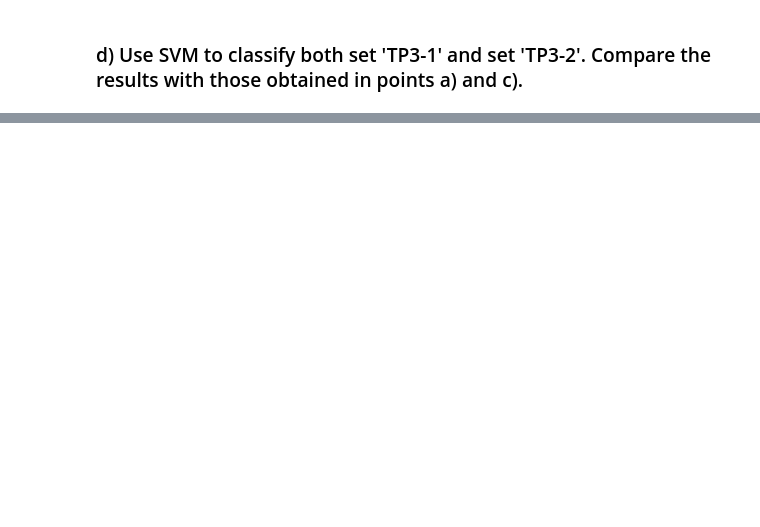
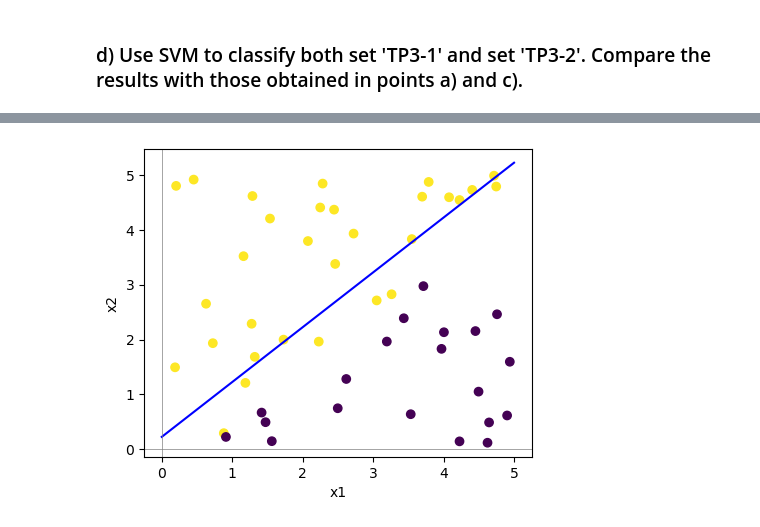
Before and after one commit to papekoja/72.75-ML, a Jupyter notebook: TP3/tp3.2.ipynb, the cells around one changed output, grey strips where cells are left out. Cells and saved outputs as stored; diff of their text form; code cells hidden in the pictures; blank space fills up the shorter version.

```diff
--- a/TP3/tp3.2.ipynb
+++ b/TP3/tp3.2.ipynb
@@ -186,5 +186,15 @@ TP3_2.head()
 # %% [markdown]
 ### d) Use SVM to classify both set 'TP3-1' and set 'TP3-2'. Compare the results with those obtained in points a) and c).
+# %%
+# Very small sampledata dict below.
+
+# data_2_dict = {-1: np.array([[1, 7], [2, 8], [3, 8]]),
+#                 1: np.array([[5, 1], [6, -1], [7, 3]])
+#                 }
+
+
+data_2_dict = {-1: np.array([i for i in TP3_2[TP3_2['y'] == -1][['x1', 'x2']].values]),
+                1: np.array([i for i in TP3_2[TP3_2['y'] == 1][['x1', 'x2']].values])}
 # %%
 class SVM:
     '''
@@ -461,0 +294,6 @@ KeyboardInterrupt:
+# %%
+plotting(TP3_2, b0=b*(1e-14), b1=w[0], b2=w[1])
+
+# TODO - The weights are miltiplied by 1e14 for some reason. Above i've fixed it by deviding b by this. I might want to find out why this is.
+# %% [output]
+[figure, added]
```
Also changed, not shown: parts of 9 cells of this notebook.
